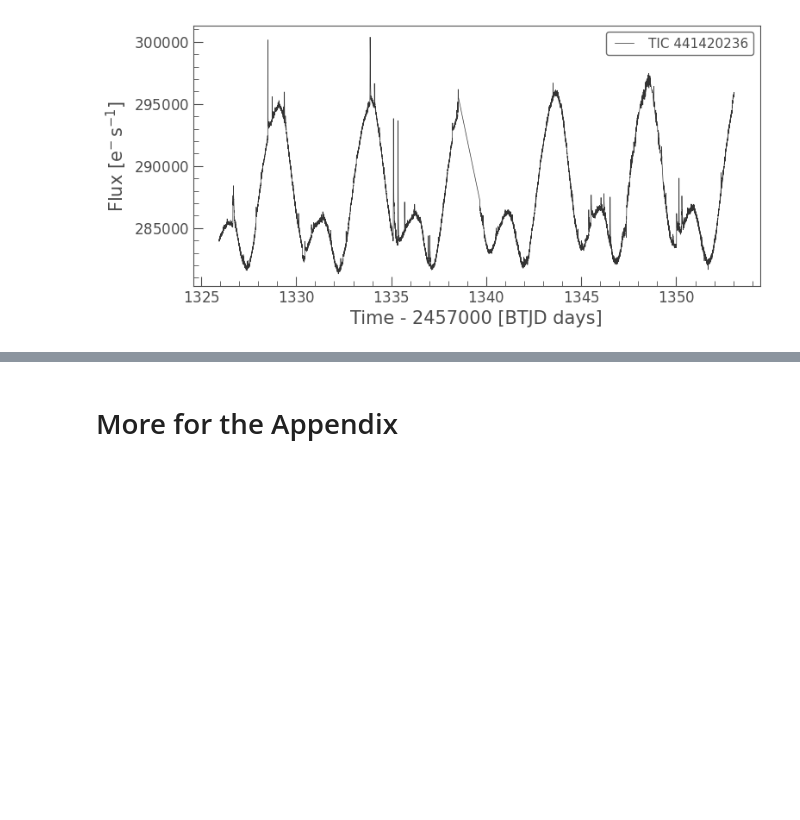
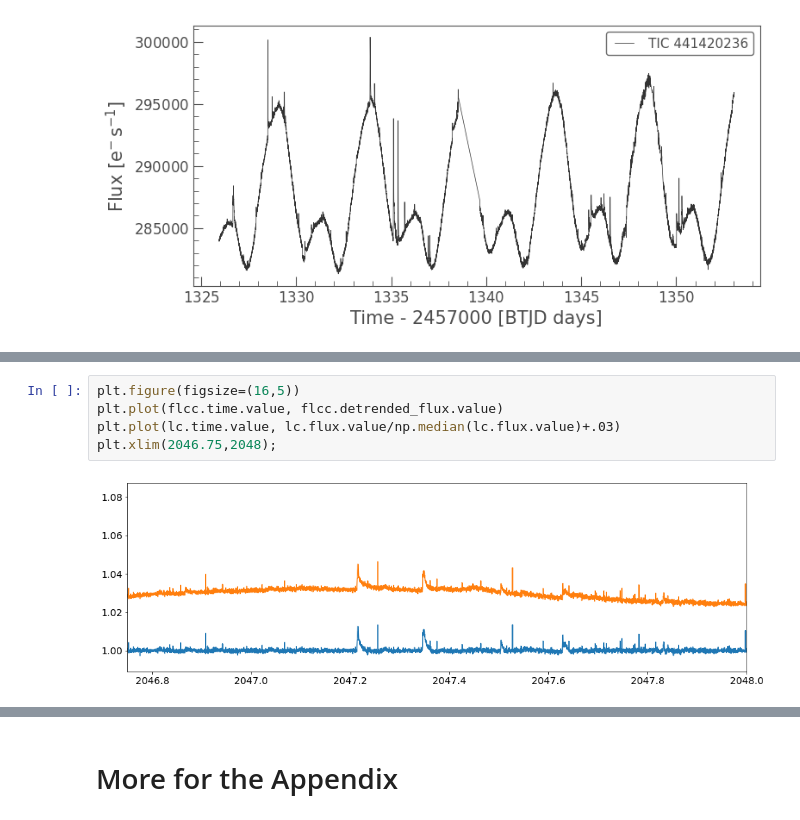
Before and after one commit to ekaterinailin/flaring-spi, a Jupyter notebook: notebooks/AU_Mic_illustrate_flares.ipynb, the cells around one changed output, grey strips where cells are left out. Drawn from its saved outputs; the diff is of its cells as text; blank space fills up the shorter version.

```diff
--- a/notebooks/AU_Mic_illustrate_flares.ipynb
+++ b/notebooks/AU_Mic_illustrate_flares.ipynb
@@ -26,0 +26,7 @@ flcc = custom_detrending(lc, spline_order=3, spline_coarseness=6)
+# %%
+plt.figure(figsize=(16,5))
+plt.plot(flcc.time.value, flcc.detrended_flux.value)
+plt.plot(lc.time.value, lc.flux.value/np.median(lc.flux.value)+.03)
+plt.xlim(2046.75,2048);
+# %% [output]
+[figure, added]
```
Also changed, not shown: parts of 6 cells of this notebook, 1 other file.
